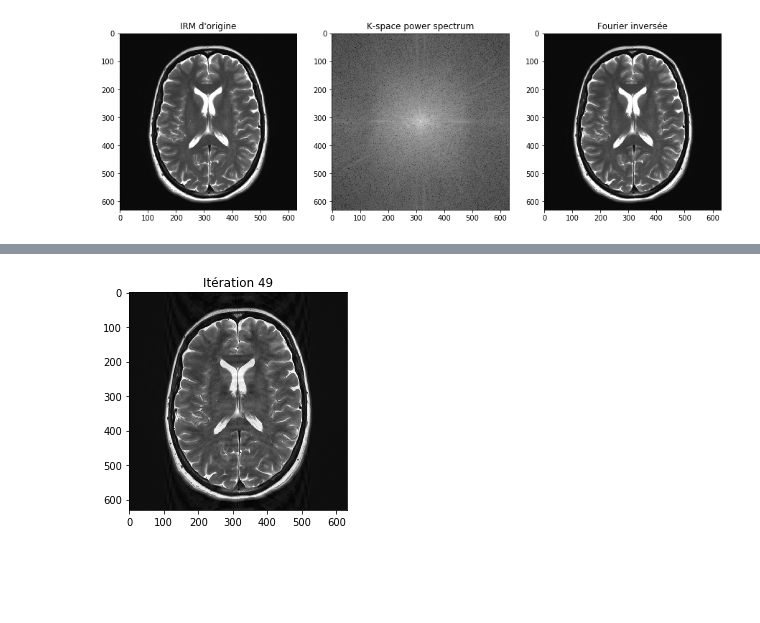
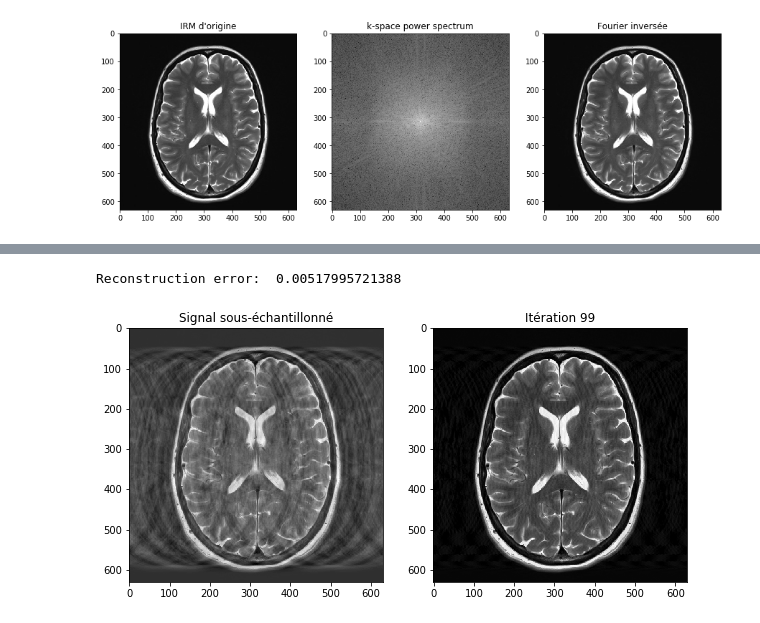
Before and after one commit to xylophong/compressed-sensing-MRI, a Jupyter notebook: CS-MRI_project.ipynb, the cells around one changed output, grey strips where cells are left out. Cells and saved outputs as stored; diff of their text form; code cells hidden in the pictures; blank space fills up the shorter version.

```diff
--- a/CS-MRI_project.ipynb
+++ b/CS-MRI_project.ipynb
@@ -59,17 +66,17 @@ def SoftThresh(y, t):
     return x_hat
 # %%
 l = 0.01
-n_iter = 75
+n_iter = 100
 
-Y1 = Xu
-Y2 = Xr
+Y1 = Xu # Echantillons équidistants
+Y2 = Xr # Echantillons aléatoires
 Xi1 = Y1
 Xi2 = Y2
 
 for i in range(n_iter):
-    xi1 = np.fft.ifft(Xi1)
-    xi1_st = SoftThresh(xi1.real, l)
-    Xi1 = np.fft.fft(xi1_st)
+    xi1 = np.fft.ifft(Xi1) # Transformée de Fourier inverse
+    xi1_st = SoftThresh(xi1.real, l) # Seuillage doux
+    Xi1 = np.fft.fft(xi1_st) # Transformée de Fourier
     Xi1 = Xi1 * (Y1==0) + Y1
 
     xi2 = np.fft.ifft(Xi2)
@@ -102,10 +116,10 @@ brain_fourier_shift = np.fft.fftshift(brain_fourier)
 brain_fourier_powerspect = np.abs(brain_fourier_shift) ** 2
 # %%
 fig, ax = plt.subplots(1, 3, figsize=(15, 5))
-ax[0].imshow(brain)
+ax[0].imshow(np.array(brain), cmap='gray')
 ax[0].set_title('IRM d\'origine')
 ax[1].imshow(np.log10(brain_fourier_powerspect.real), cmap='gray')
-ax[1].set_title('K-space power spectrum')
+ax[1].set_title('k-space power spectrum')
 ax[2].imshow(np.fft.ifft2(brain_fourier).real, cmap='gray')
 ax[2].set_title('Fourier inversée');
 
@@ -130,20 +133,36 @@ plt.imshow(brain_rec.real, cmap='gray');
 # %%
 l = 3.
-n_iter = 50
+n_iter = 100
+
+brain_under = np.zeros(brain_fourier.shape, dtype='complex')
+
+p = 0.70 # Pourcentage de coefficients conservés
+np.random.seed(42)
+mask = np.random.binomial(1, p, size=brain_fourier.shape[0], ).astype(np.bool)
+brain_under[:,mask] = brain_fourier_shift[:,mask]
+brain_under = np.fft.ifftshift(brain_under)
+brain_rec = np.fft.ifft2(brain_under)
 
 Y = brain_under
 Xi = Y
 
 for i in range(n_iter):
     xi = np.fft.ifft2(Xi)
     xi_st = SoftThresh(xi.real, l)
     Xi = np.fft.fft2(xi_st)
     Xi = Xi * (Y==0) + Y
 
     plt.close()
-    plt.imshow(xi.real, cmap='gray')
-    plt.title('Itération %d' % i)
+    fig, ax = plt.subplots(1, 2, figsize=(10, 5))
+    ax[0].imshow(brain_rec.real, cmap='gray')
+    ax[0].set_title('Signal sous-échantillonné')
+    ax[1].imshow(xi.real, cmap='gray')
+    ax[1].set_title('Itération %d' % i)
     display.display(plt.gcf())
     display.clear_output(wait=True)
+
+error = np.abs(np.linalg.norm(brain) - np.linalg.norm(xi)) / np.linalg.norm(brain)
+print('Reconstruction error: ', error)
 # %% [output]
+Reconstruction error:  0.00517995721388
-[figure, old version]
+[figure, new version]
```
Also changed, not shown: parts of 12 cells of this notebook.
